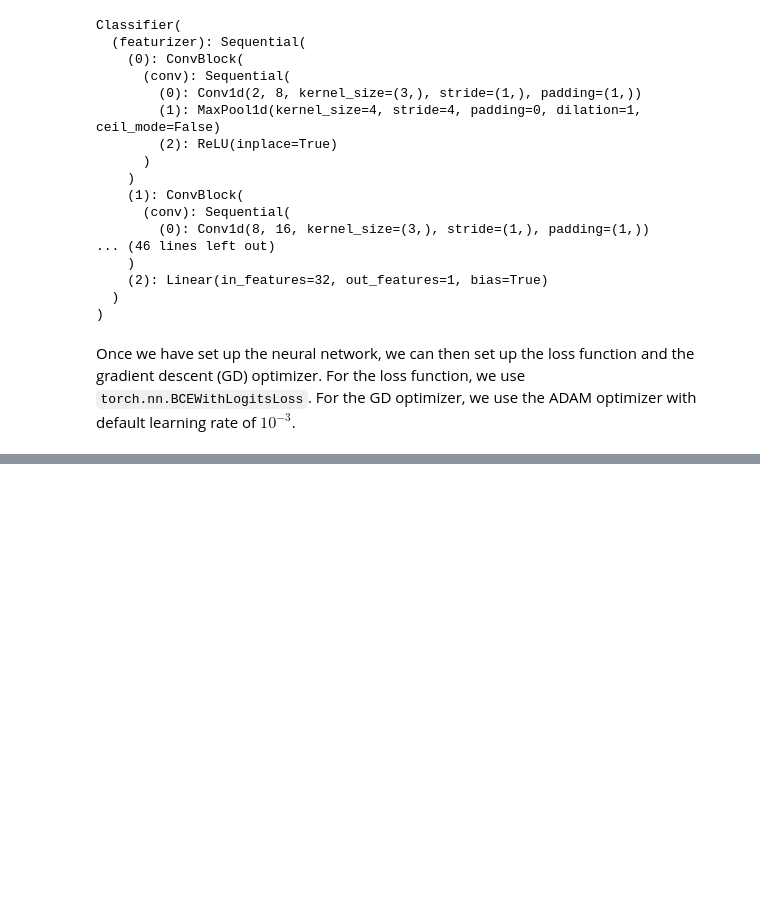
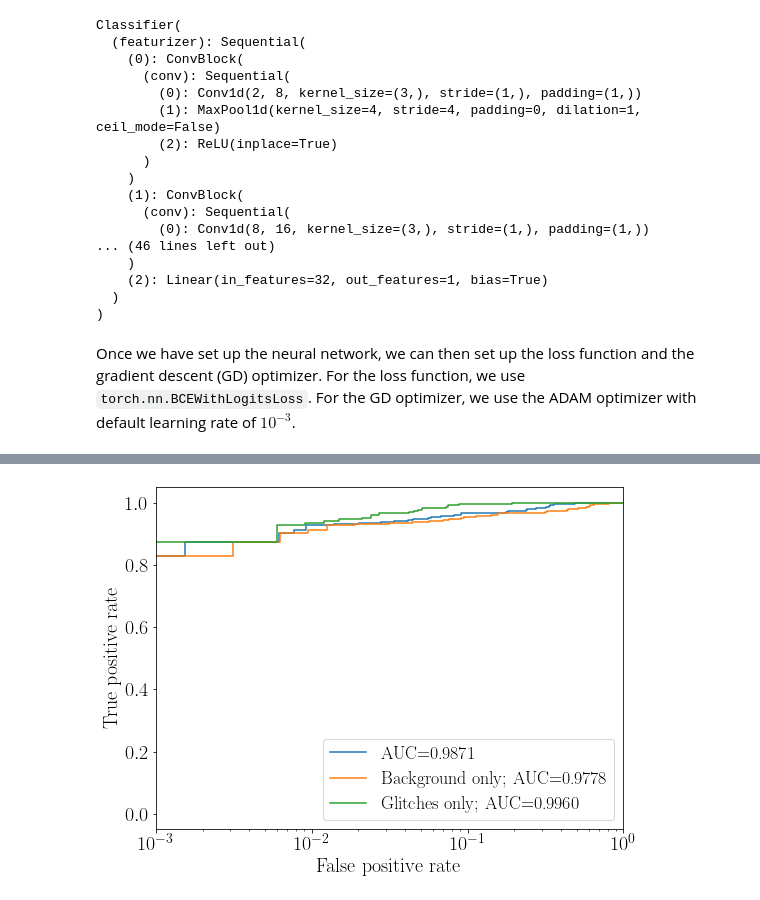
Before and after one commit to trivnguyen/bbh_training, a Jupyter notebook: tutorial/example_training.ipynb, the cells around one changed output, grey strips where cells are left out. Cells and saved outputs as stored; diff of their text form; code cells hidden in the pictures; blank space fills up the shorter version.

```diff
--- a/tutorial/example_training.ipynb
+++ b/tutorial/example_training.ipynb
@@ -323,0 +421,36 @@ for ep in range(30):
+# %%
+from sklearn.metrics import roc_curve, roc_auc_score
+
+val_label = val_label.ravel()  # convert [N, 1] to [N, ] for convienience
+
+# Compute ROC curve and AUC for all samples
+fpr, tpr, _ = roc_curve(val_label, val_output)
+auc = roc_auc_score(val_label, val_output)
+
+# we also compute the ROC curve and AUC for the background v. signal case
+mask = (val_true_label == 0) | (val_true_label == 1)
+fpr_bg, tpr_bg, _ = roc_curve(val_label[mask], val_output[mask])
+auc_bg = roc_auc_score(val_label[mask], val_output[mask])
+
+# and glitch v. signal case
+mask = (val_true_label == 2) | (val_true_label == 1)
+fpr_glitch, tpr_glitch, _ = roc_curve(val_label[mask], val_output[mask])
+auc_glitch = roc_auc_score(val_label[mask], val_output[mask])
+# %%
+fig, ax = plt.subplots()
+
+ax.plot(fpr, tpr, label='AUC={:.4f}'.format(auc))
+ax.plot(fpr_bg, tpr_bg,
+        label='Background only; AUC={:.4f}'.format(auc_bg))
+ax.plot(fpr_glitch, tpr_glitch,
+        label='Glitches only; AUC={:.4f}'.format(auc_glitch))
+
+ax.set_xlabel('False positive rate')
+ax.set_ylabel('True positive rate')
+ax.set_xscale('log')
+ax.set_xlim(1e-3, 1)
+ax.legend(loc=4, fontsize=18)
+
+fig.tight_layout()
+# %% [output]
+[figure, added]
```
Also changed, not shown: parts of 14 cells of this notebook.
